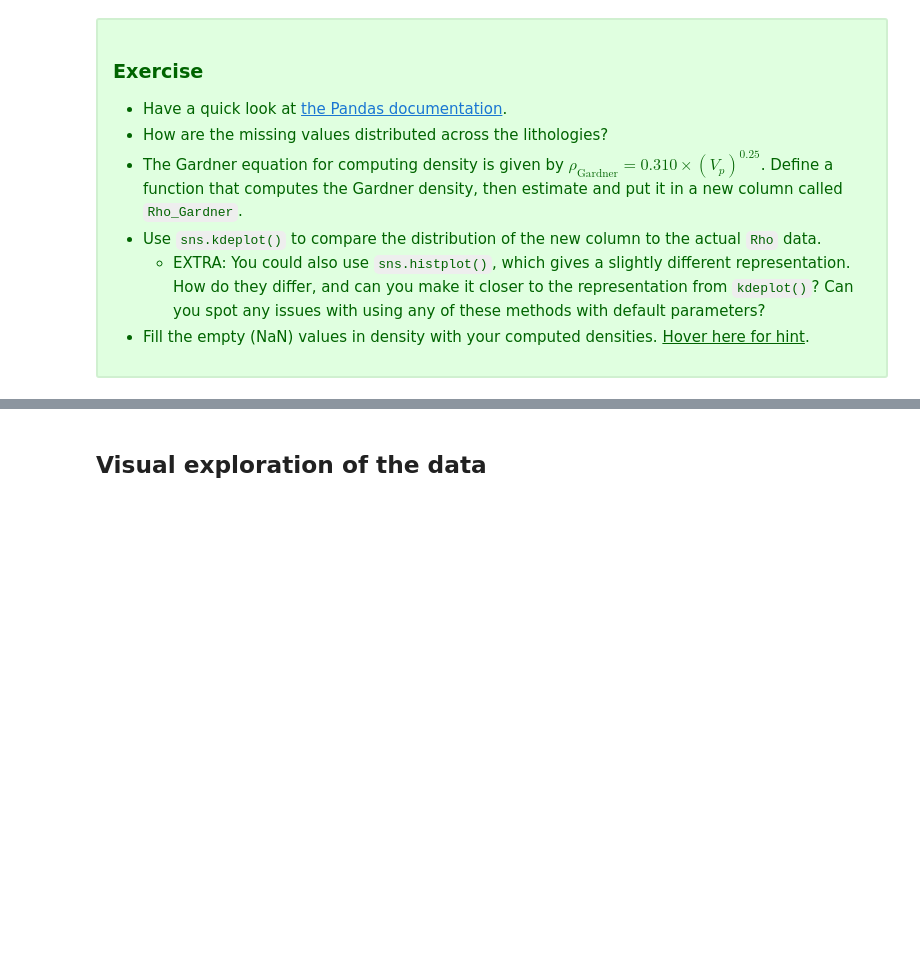
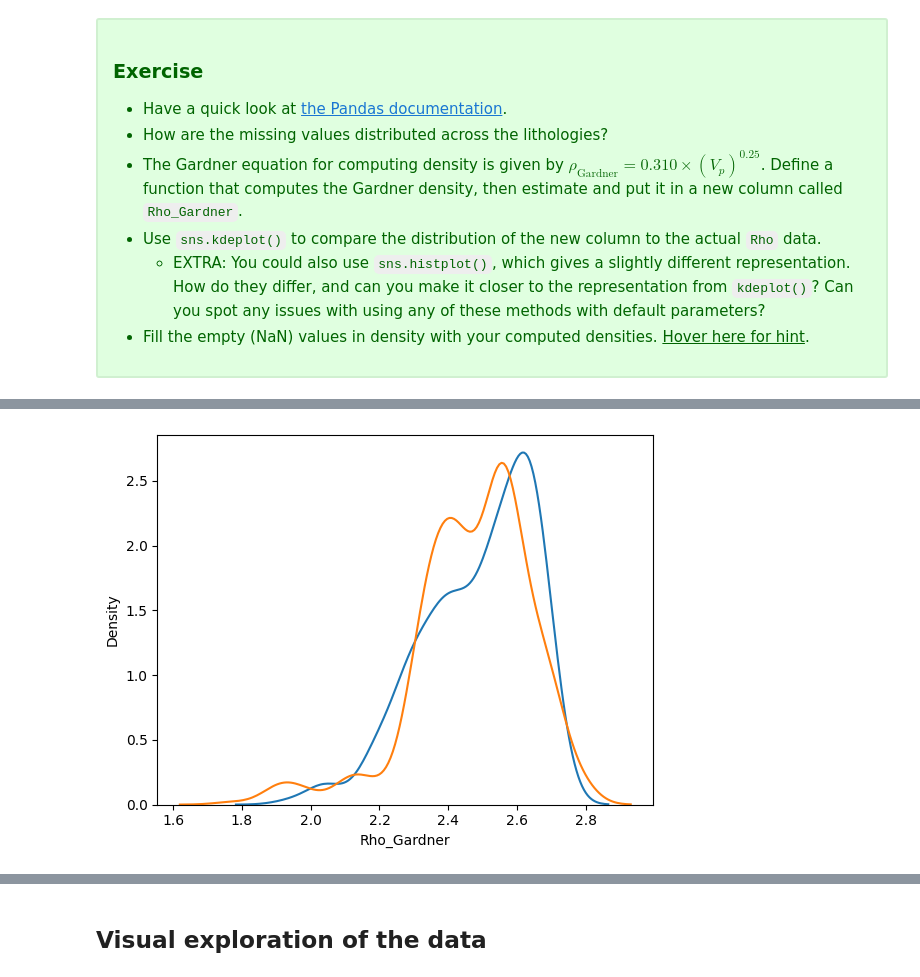
Before and after one commit to dawidszczur/intro-to-data-science, a Jupyter notebook: 0_data.ipynb, the cells around one changed output, grey strips where cells are left out. Saved outputs shown, nothing was run; the diff lists cells and outputs as text; code cells hidden in the pictures; blank space fills up the shorter version.

```diff
--- a/0_data.ipynb
+++ b/0_data.ipynb
@@ -32,0 +85,4 @@ df.head()
+# %%
+# Change of index
+
+df = df.set_index('RPC')
@@ -44,0 +191,2 @@ df.head()
+# %%
+df['Rho_Gardner'] = 0.310 * (df['Vp'] ** 0.25)
@@ -44,0 +275,12 @@ df.head()
+# %%
+import seaborn as sns
+import matplotlib as plt
+
+# bw_adjust parameter - adjusts band width
+
+
+
+ax = sns.kdeplot(df['Rho_Gardner'])
+_ = sns.kdeplot(df['Rho'], ax=ax)
+# %% [output]
+[figure, added]
```
Also changed, not shown: parts of 30 cells of this notebook, 3 other files.
